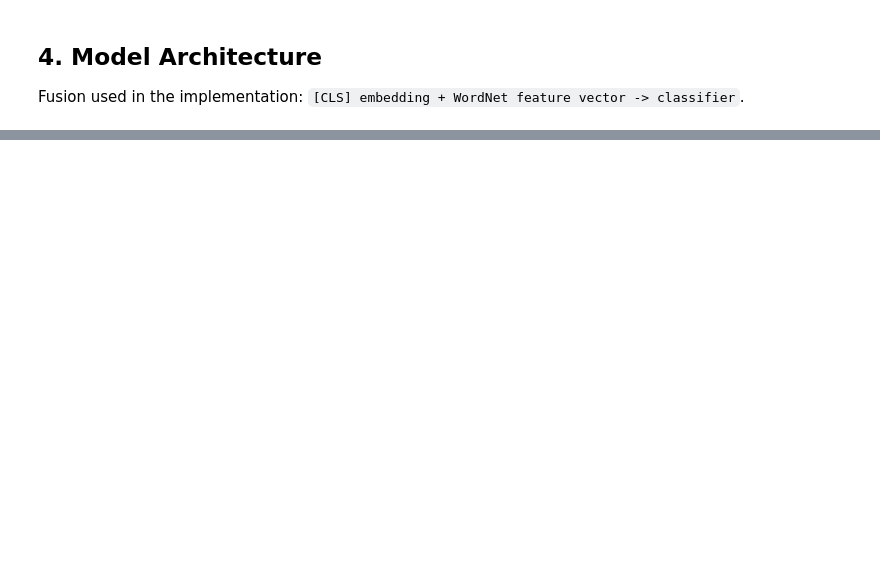
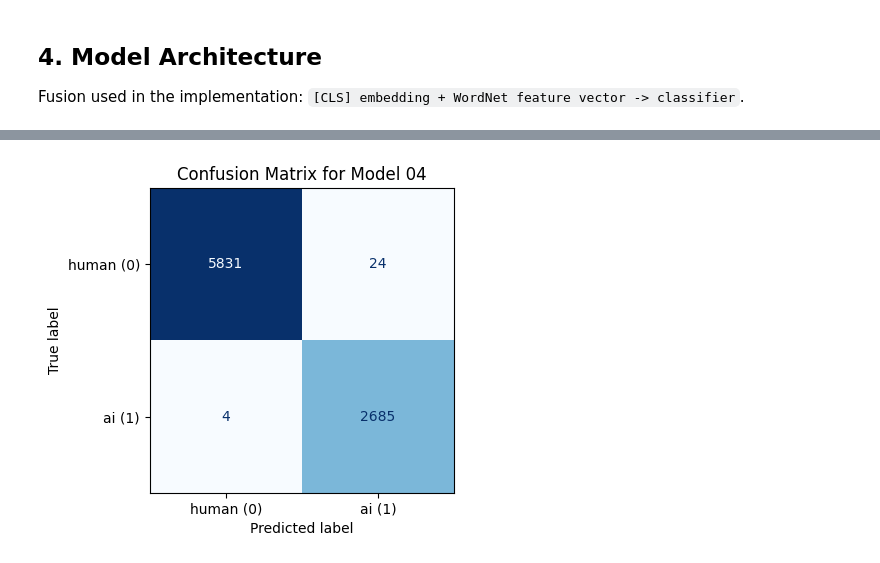
Before and after one commit to Sterling-sxr/comp6713-ass2, a Jupyter notebook: model04_finetuned_model/model04_finetuned_model.ipynb, the cells around one changed output, grey strips where cells are left out. Drawn from its saved outputs; the diff is of its cells as text; code cells hidden in the pictures; blank space fills up the shorter version.

Commit message:
Update model04 notebook with rendered outputs and figures

```diff
--- a/model04_finetuned_model/model04_finetuned_model.ipynb
+++ b/model04_finetuned_model/model04_finetuned_model.ipynb
@@ -217,0 +324,15 @@ display(test_predictions.head(5))
+# %%
+required_columns = {'label', 'prediction'}
+missing_columns = required_columns.difference(test_predictions.columns)
+if missing_columns:
+    print(f'Confusion matrix not supported. Missing columns: {sorted(missing_columns)}')
+else:
+    cm = confusion_matrix(test_predictions['label'], test_predictions['prediction'])
+    fig, ax = plt.subplots(figsize=(5, 4))
+    disp = ConfusionMatrixDisplay(confusion_matrix=cm, display_labels=['human (0)', 'ai (1)'])
+    disp.plot(cmap='Blues', values_format='d', ax=ax, colorbar=False)
+    ax.set_title('Confusion Matrix for Model 04')
+    plt.tight_layout()
+    plt.show()
+# %% [output]
+[figure, added]
```
Also changed, not shown: parts of 15 cells of this notebook.
